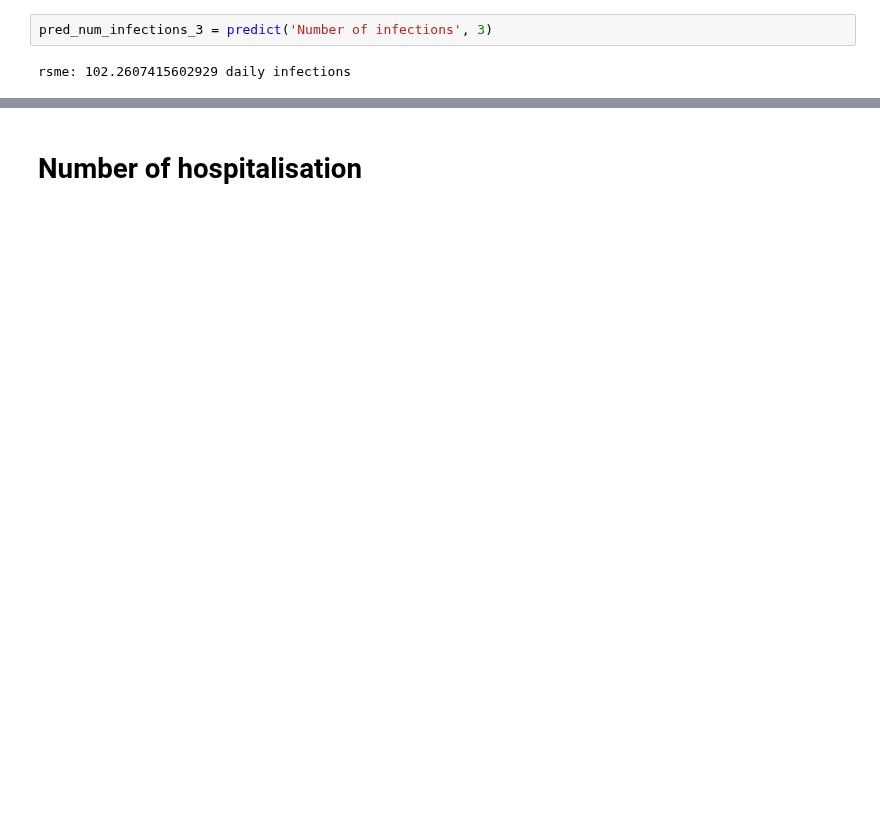
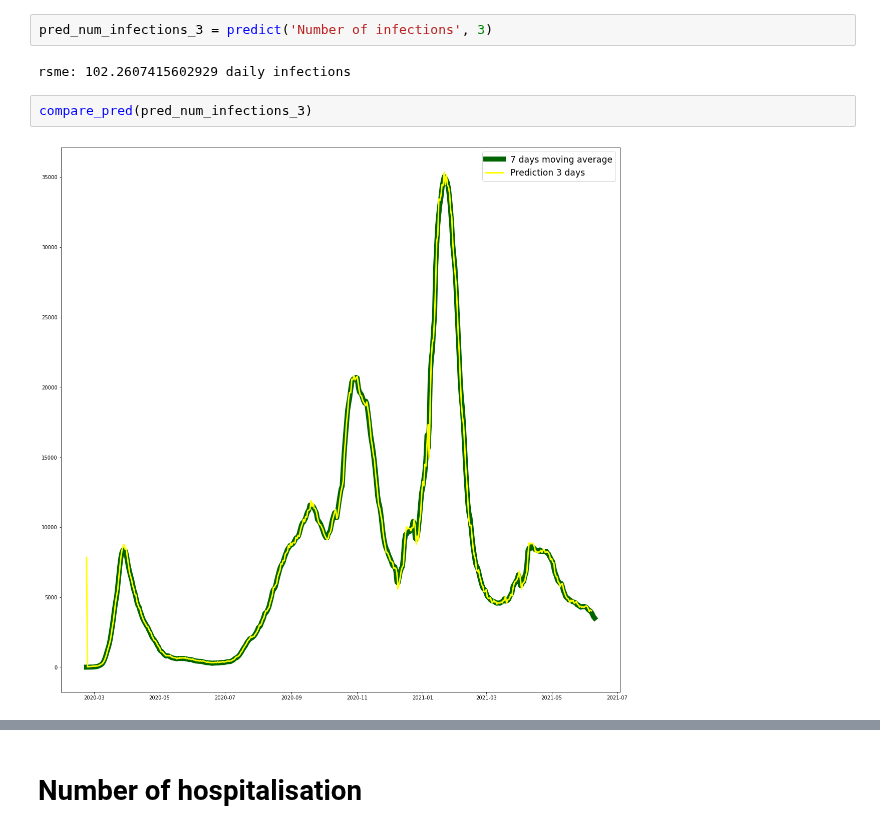
Before and after one commit to ffreire92/final_project, a Jupyter notebook: predictions_final.ipynb, the cells around one changed output, grey strips where cells are left out. Drawn from its saved outputs; the diff is of its cells as text; blank space fills up the shorter version.

```diff
--- a/predictions_final.ipynb
+++ b/predictions_final.ipynb
@@ -257,5 +295,9 @@ rsme: 0.8948312256152349 daily infections
 pred_num_infections_3 = predict('Number of infections', 3)
 # %% [output]
 rsme: 102.2607415602929 daily infections
+# %%
+compare_pred(pred_num_infections_3)
+# %% [output]
+[figure, added]
 # %%
 pred_num_infections_5 = predict('Number of infections', 5)
```
Also changed, not shown: parts of 23 cells of this notebook, 2 other files.
